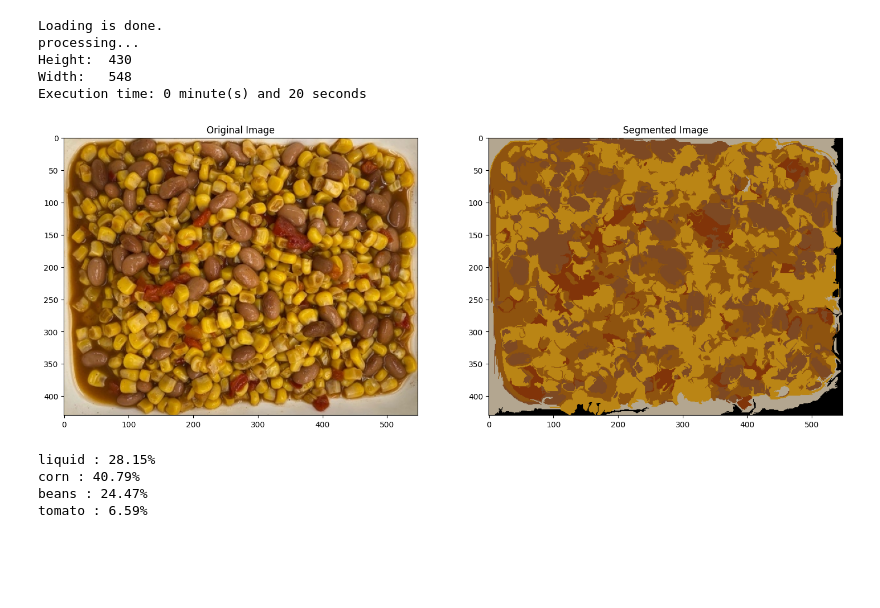
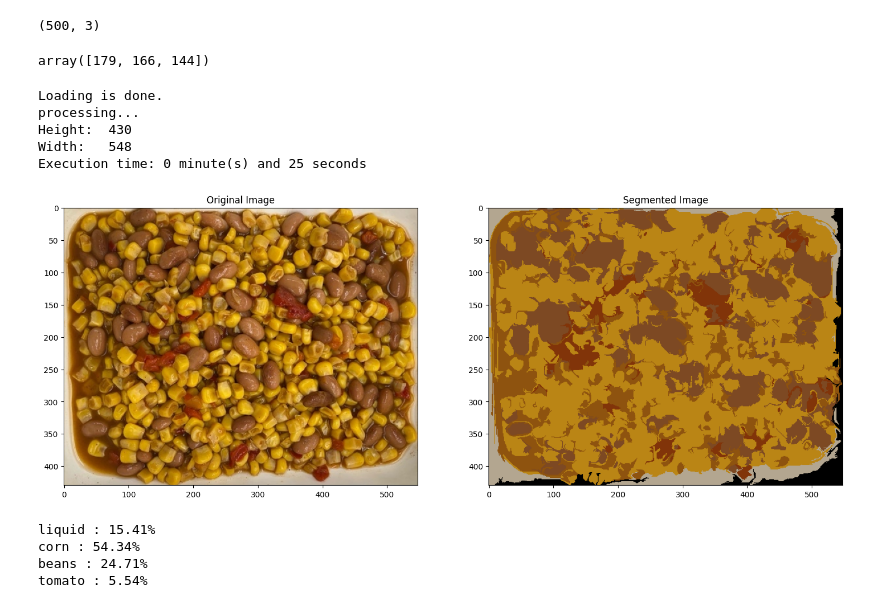
Before and after one commit to leobitz/counting-beans, a Jupyter notebook: exp.ipynb, the cells around one changed output. Saved outputs shown, nothing was run; the diff lists cells and outputs as text; code cells hidden in the pictures; blank space fills up the shorter version.

Commit message:
better sample comparision

```diff
--- a/exp.ipynb
+++ b/exp.ipynb
@@ -9,15 +10,46 @@ import PIL
 # read images from samples folder
 import os
 
-files = os.listdir("samples")
+files = os.listdir("samples/")
 sample_colors = np.zeros(shape=(len(files), 3))
 name_to_color = {}
+pixel_id_to_label = {}
+all_sample_pixels = []
 for file in files:
     input_image = io.imread("samples/" + file)
     # ignore pixels with alpha channel equal to 0 and compute mean of RGB values
+    ind_pixels = input_image[input_image[:, :, 3] != 0]
+
+
     mean_color = np.mean(input_image[input_image[:, :, 3] != 0], axis=0)
     sample_colors[files.index(file)] = mean_color[:3].astype(int)
     name_to_color[file.split(".")[0]] = mean_color[:3].astype(int)
+    # sample 1000 only
+    ind_pixels = ind_pixels[np.random.choice(ind_pixels.shape[0], 100, replace=False)]
+    for i in range(len(ind_pixels)):
+        all_sample_pixels.append(ind_pixels[i][:3])
+        pixel_id_to_label[len(pixel_id_to_label)] = file.split(".")[0]
+
+all_sample_pixels = np.array(all_sample_pixels)
+print(all_sample_pixels.shape)
+# all_sample_pixels = np.concatenate(all_sample_pixels, axis=0)
+
+def most_similar_to(ind_pixels, given_color, top_k):
+    # compare to individual pixels, get the top_k most similar colors
+    similarities = np.dot(ind_pixels, given_color) / (np.linalg.norm(ind_pixels, axis=1) * np.linalg.norm(given_color))
+    # similarities = np.exp(similarities)
+    # similarities /= np.sum(similarities)
+    top_k_indices = np.argsort(similarities)[-top_k:]
+    # fetch the top_k labels using pixel_id_to_label
+    top_k_labels = []
+    for tkl in top_k_indices:
+        top_k_labels.append(pixel_id_to_label[tkl])
+
+    # apply voting
+
+    c = Counter(top_k_labels)
+    color_name  = c.most_common(1)[0][0]
+    return name_to_color[color_name]
 
 def similar_color(samples, color, threshold):
     if np.linalg.norm(color) == 0:
@@ -31,6 +63,11 @@ def similar_color(samples, color, threshold):
     return np.argmax(similarities)
 
 # similar_color(sample_colors, np.array([0, 0, 0]), 0.5)
+
+most_similar_to(all_sample_pixels, np.array([113, 27, 98]), 10)
+# %% [output]
+(500, 3)
+array([179, 166, 144])
 # %%
 def segment(in_image, sigma, k, min_size, num_classes=4):
     start_time = time.time()
@@ -93,8 +130,9 @@ def segment(in_image, sigma, k, min_size, num_classes=4):
             current_colors = np.median(patch, axis=(0, 1))
             # current_colors = in_image[y, x]
 
-            color_pick = similar_color(sample_colors, current_colors, 0.5)
-            colors[y, x, :] = sample_colors[color_pick]
+            # color_pick = similar_color(sample_colors, current_colors, 0.5)
+            # colors[y, x, :] = sample_colors[color_pick]
+            colors[y, x, :] = most_similar_to(all_sample_pixels, current_colors, 10)
 
 
     colors = colors.reshape((height * width, 3))
@@ -113,35 +151,35 @@ def segment(in_image, sigma, k, min_size, num_classes=4):
     fig = plt.figure(figsize=(18, 9))
     a = fig.add_subplot(1, 2, 1)
     plt.imshow(in_image)
     a.set_title('Original Image')
     a = fig.add_subplot(1, 2, 2)
     output = output.astype(int)
     plt.imshow(output)
     a.set_title('Segmented Image')
     plt.show()
     return output
 
 sigma = 1.0
 k = 100
 min = 20
 input_path = "../cimage3.png"
 num_classes = 4
 
 # Loading the image
 input_image = io.imread(input_path)
 # convert to RGB
 if input_image.shape[2] == 4:
     input_image = input_image[:, :, :3]
 print("Loading is done.")
 print("processing...")
 output = segment(input_image, sigma, k, min, num_classes)
 # %% [output]
 Loading is done.
 processing...
 Height:  430
 Width:   548
-Execution time: 0 minute(s) and 20 seconds
+Execution time: 0 minute(s) and 25 seconds
-[figure, old version]
+[figure, new version]
 # %%
 # based on name_to_color, compute percentage of each color
 # remove background color
@@ -161,7 +199,7 @@ for i, color in name_to_color.items():
     # print with 2 decimal places
     print(i + " : " + "{:.2f}".format(percentage[i] * 100) + "%")
 # %% [output]
-liquid : 28.15%
-corn : 40.79%
-beans : 24.47%
-tomato : 6.59%
+liquid : 15.41%
+corn : 54.34%
+beans : 24.71%
+tomato : 5.54%
```
Also changed, not shown: parts of 1 cell of this notebook, 4 other files.
